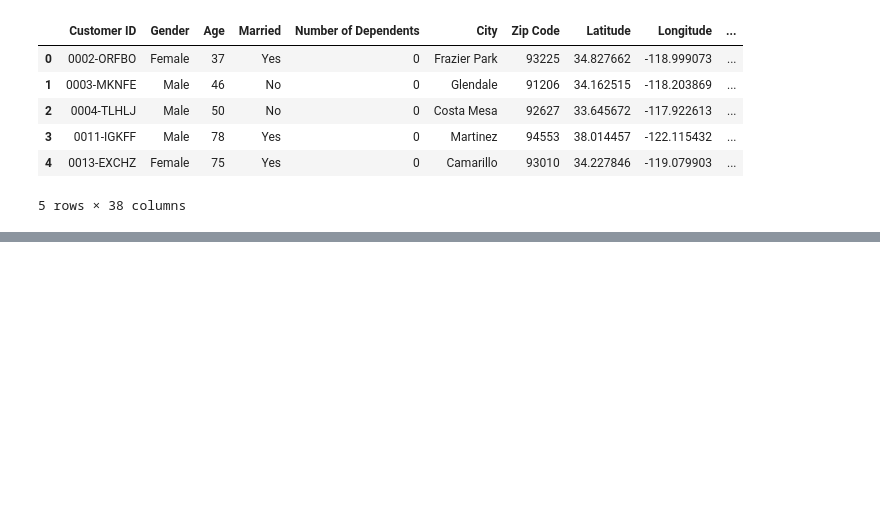
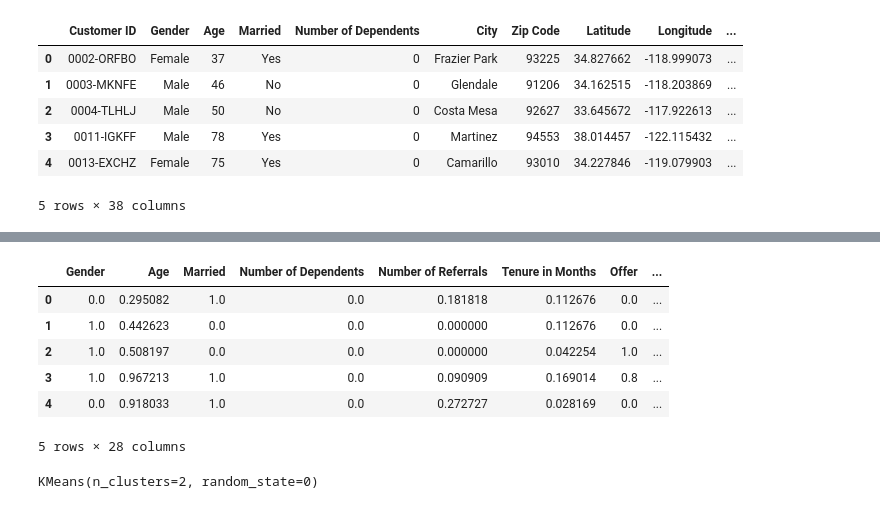
Before and after one commit to Kevin-McConchie/project4fork, a Jupyter notebook: denise/kmean.ipynb, the cells around one changed output, grey strips where cells are left out. Saved outputs shown, nothing was run; the diff lists cells and outputs as text; code cells hidden in the pictures; blank space fills up the shorter version.

```diff
--- a/denise/kmean.ipynb
+++ b/denise/kmean.ipynb
@@ -113,0 +117,28 @@ df.head()
+# %%
+cols = df.columns
+
+ms = MinMaxScaler()
+
+y = df['Customer Status']
+
+X = ms.fit_transform(df)
+
+X = pd.DataFrame(X, columns=[cols])
+
+X.head()
+# %% [output]
+|  | Gender | Age | Married | Number of Dependents | Number of Referrals | Tenure in Months | Offer | ... |
+| 0 | 0.0 | 0.295082 | 1.0 | 0.0 | 0.181818 | 0.112676 | 0.0 | ... |
+| 1 | 1.0 | 0.442623 | 0.0 | 0.0 | 0.000000 | 0.112676 | 0.0 | ... |
+| 2 | 1.0 | 0.508197 | 0.0 | 0.0 | 0.000000 | 0.042254 | 1.0 | ... |
+| 3 | 1.0 | 0.967213 | 1.0 | 0.0 | 0.090909 | 0.169014 | 0.8 | ... |
+| 4 | 0.0 | 0.918033 | 1.0 | 0.0 | 0.272727 | 0.028169 | 0.0 | ... |
+5 rows × 28 columns
+# %%
+from sklearn.cluster import KMeans
+
+kmeans = KMeans(n_clusters=2, random_state=0)
+
+kmeans.fit(X)
+# %% [output]
+KMeans(n_clusters=2, random_state=0)
```
Also changed, not shown: parts of 16 cells of this notebook.
